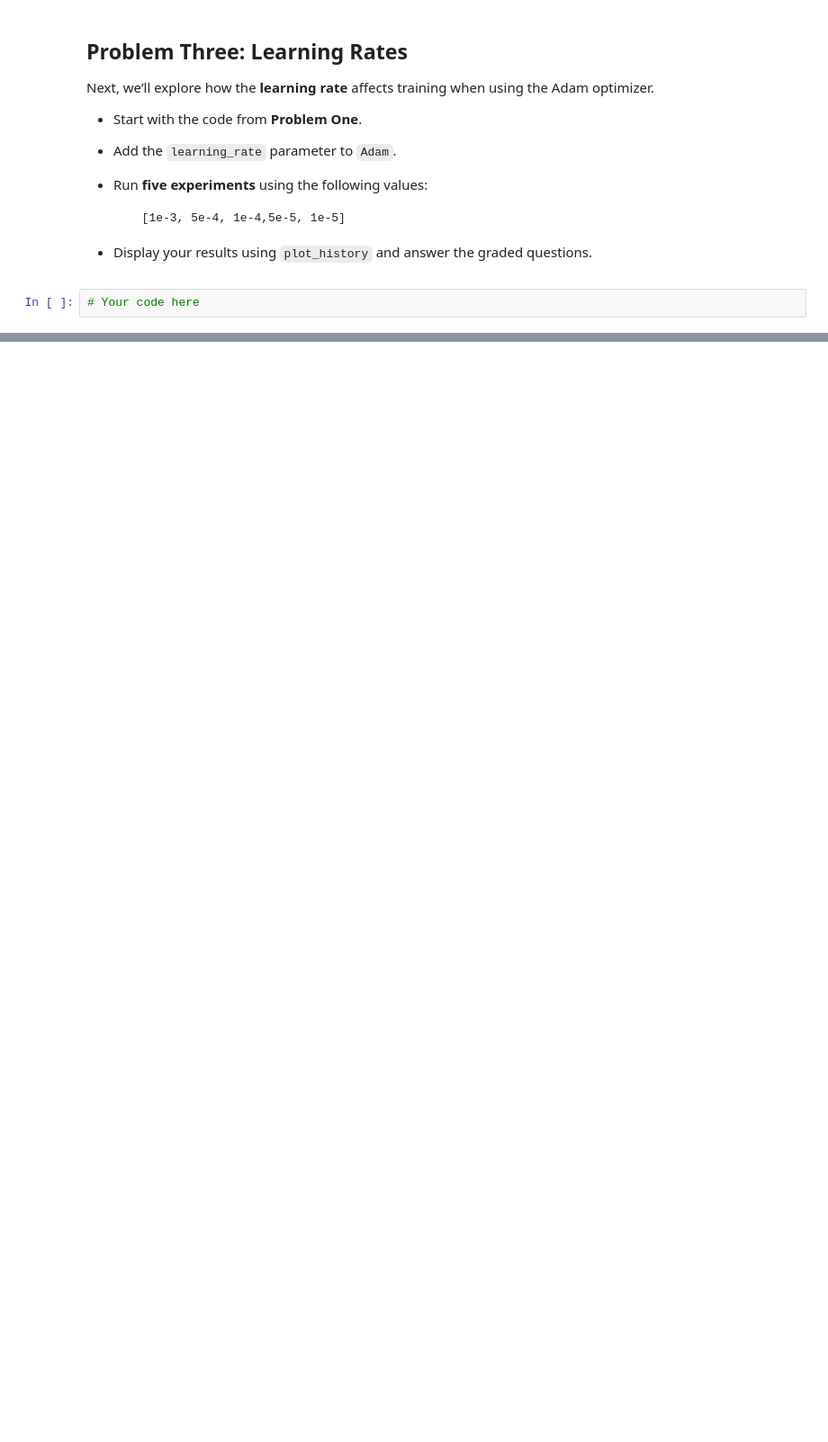
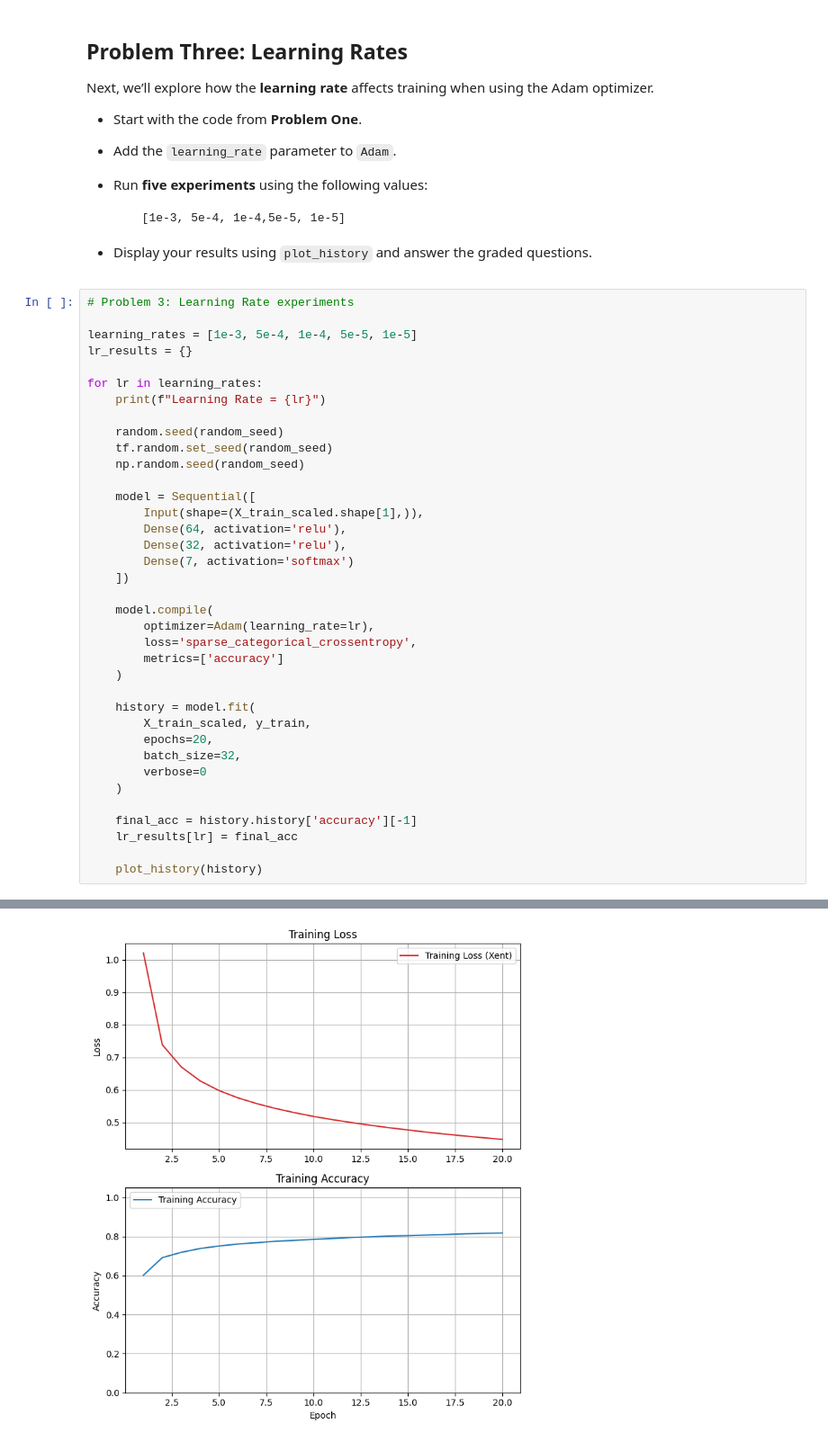
Before and after one commit to luanbui/Module-7-Assignments, a Jupyter notebook: Homework_02.ipynb, the cells around one changed output, grey strips where cells are left out. Shown at 90% size. Saved outputs shown, nothing was run; the diff lists cells and outputs as text; blank space fills up the shorter version.

```diff
--- a/Homework_02.ipynb
+++ b/Homework_02.ipynb
@@ -207,4 +317,40 @@ Next, we’ll explore how the **learning rate** affects training when using the
 
 * Display your results using `plot_history` and answer the graded questions.
 # %%
-# Your code here
+# Problem 3: Learning Rate experiments
+
+learning_rates = [1e-3, 5e-4, 1e-4, 5e-5, 1e-5]
+lr_results = {}
+
+for lr in learning_rates:
+    print(f"Learning Rate = {lr}")
+
+    random.seed(random_seed)
+    tf.random.set_seed(random_seed)
+    np.random.seed(random_seed)
+
+    model = Sequential([
+        Input(shape=(X_train_scaled.shape[1],)),
+        Dense(64, activation='relu'),
+        Dense(32, activation='relu'),
+        Dense(7, activation='softmax')
+    ])
+
+    model.compile(
+        optimizer=Adam(learning_rate=lr),
+        loss='sparse_categorical_crossentropy',
+        metrics=['accuracy']
+    )
+
+    history = model.fit(
+        X_train_scaled, y_train,
+        epochs=20,
+        batch_size=32,
+        verbose=0
+    )
+
+    final_acc = history.history['accuracy'][-1]
+    lr_results[lr] = final_acc
+
+    plot_history(history)
+# %% [output]
@@ -210,0 +358 @@ Next, we’ll explore how the **learning rate** affects training when using the
+[figure, added]
```
Also changed, not shown: parts of 28 cells of this notebook.
